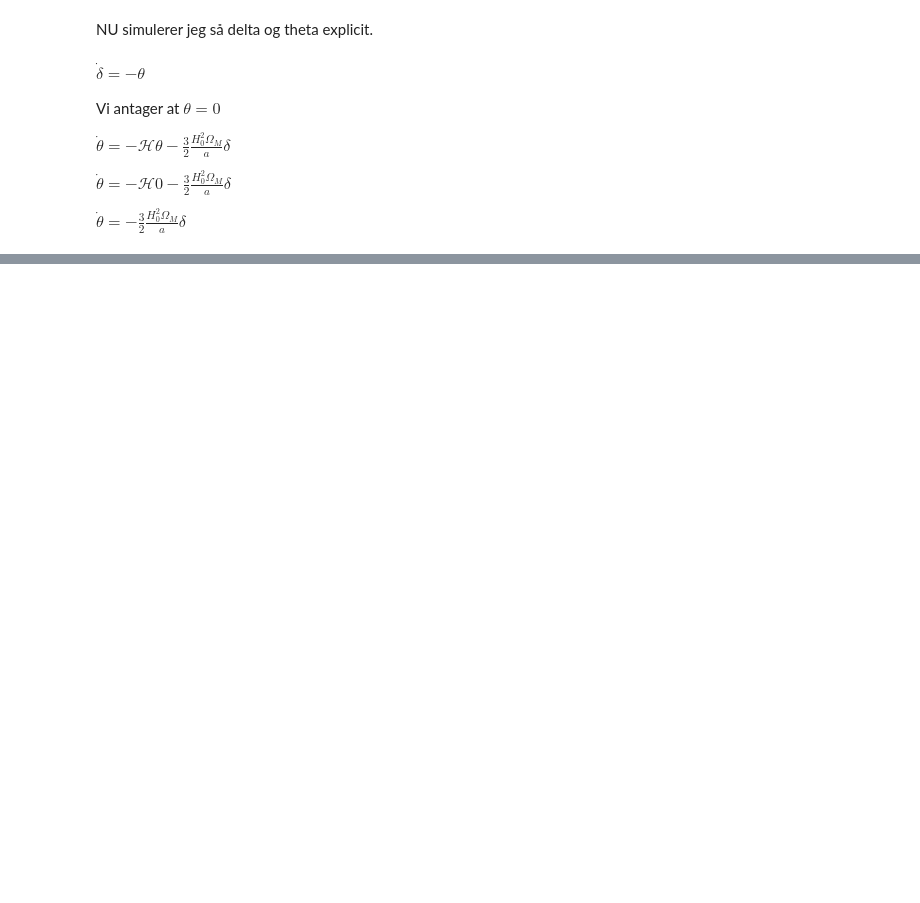
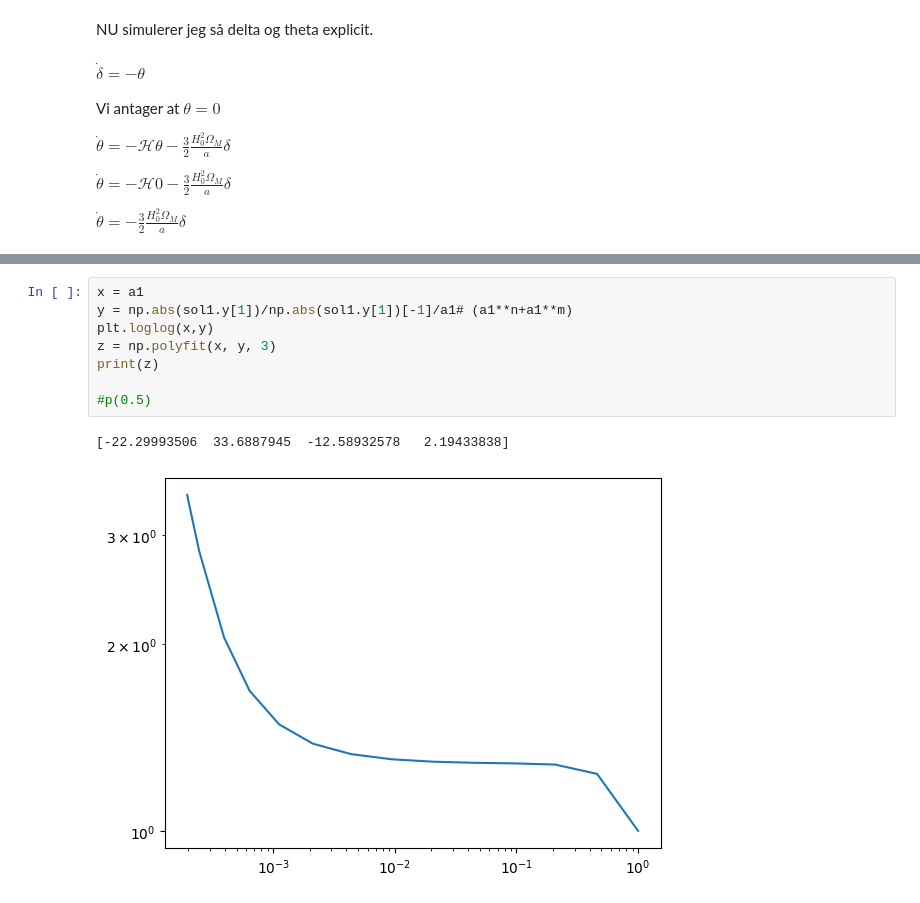
Before and after one commit to eriksteenberg/Power-spectrum-Test, a Jupyter notebook: simulering af cdm uden cs .ipynb, the cells around one changed output, grey strips where cells are left out. Drawn from its saved outputs; the diff is of its cells as text; blank space fills up the shorter version.

```diff
--- a/simulering af cdm uden cs .ipynb
+++ b/simulering af cdm uden cs .ipynb
@@ -320,0 +333,11 @@ plt.loglog(pts[0]["tau [Mpc]"],pts[0]["a"])
+# %%
+x = a1
+y = np.abs(sol1.y[1])/np.abs(sol1.y[1])[-1]/a1# (a1**n+a1**m)
+plt.loglog(x,y)
+z = np.polyfit(x, y, 3)
+print(z)
+
+#p(0.5)
+# %% [output]
+[-22.29993506  33.6887945  -12.58932578   2.19433838]
+[figure, added]
```
Also changed, not shown: parts of 13 cells of this notebook.
